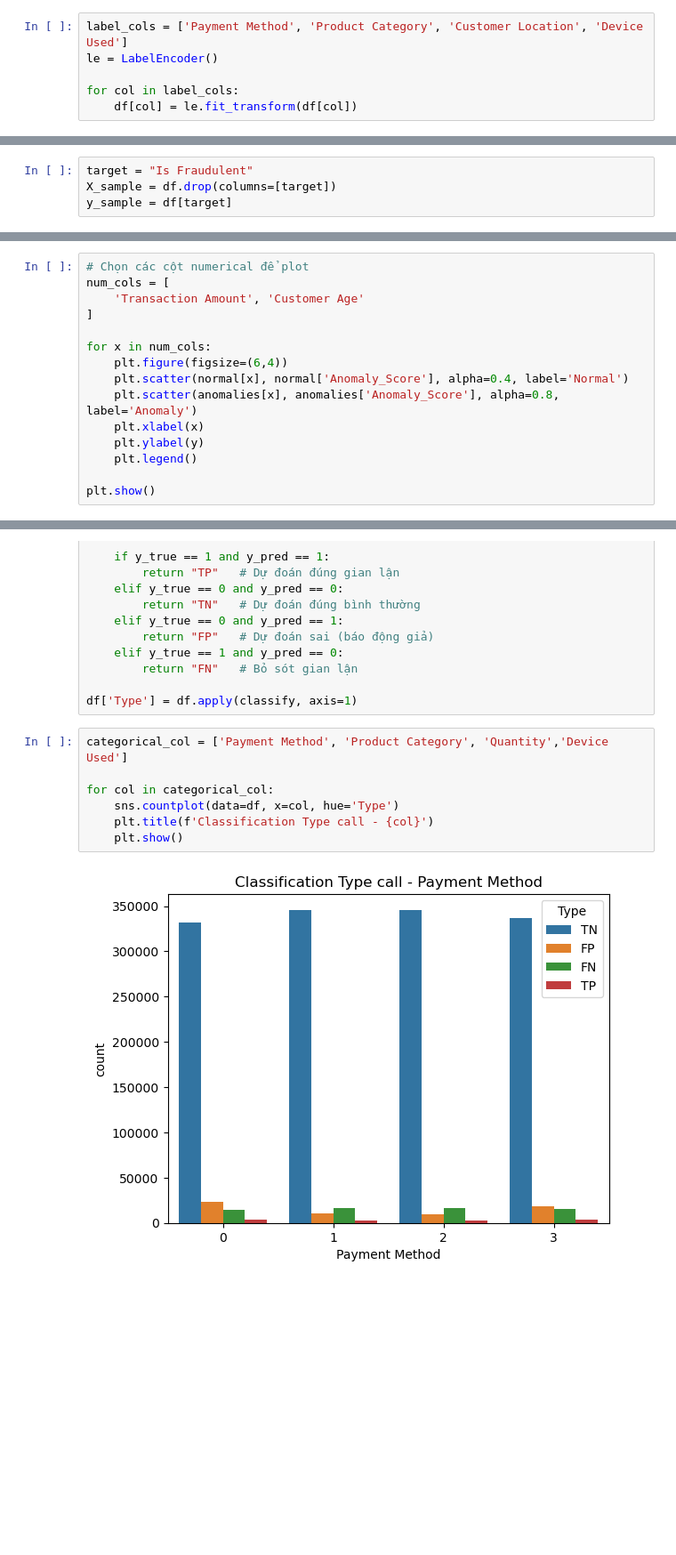
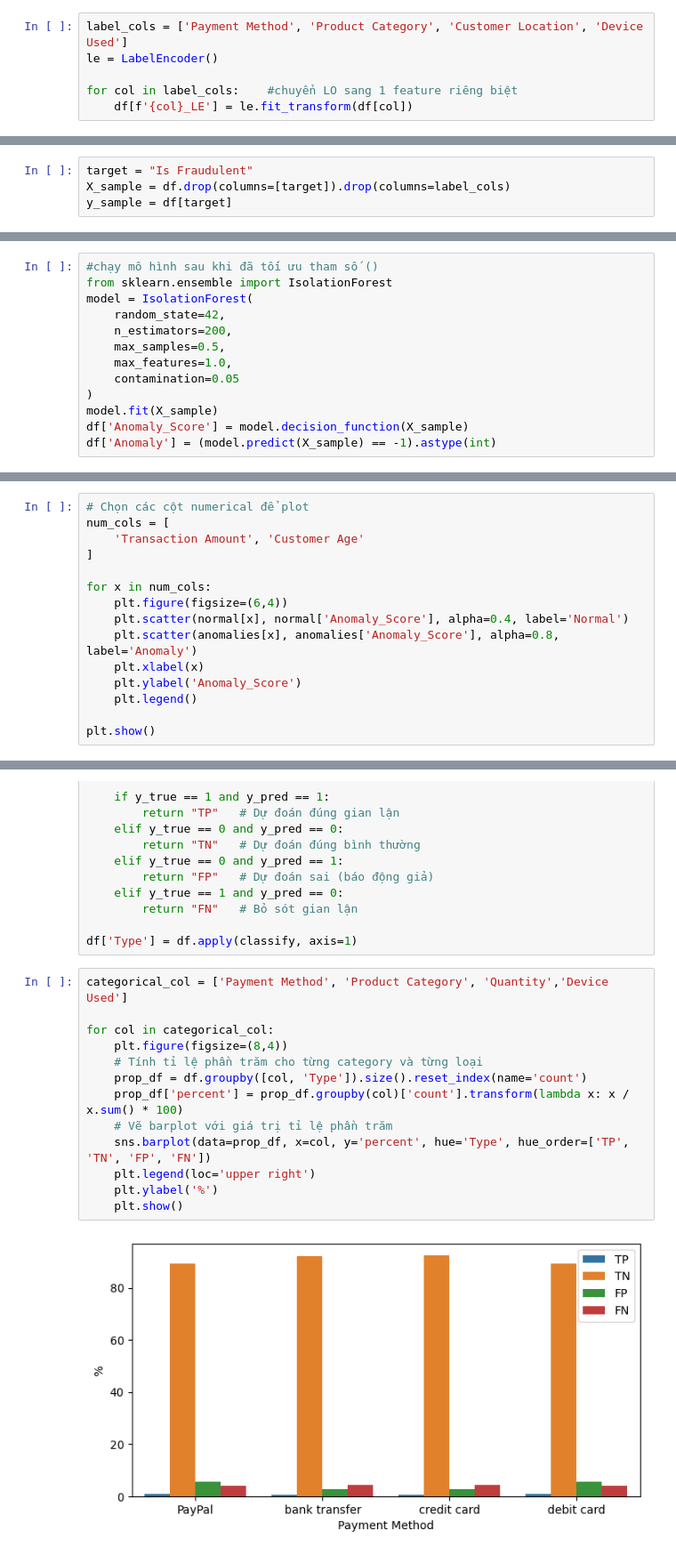
Before and after one commit to pentakll4002/IS403_Q13, a Jupyter notebook: isolation_forest.ipynb, the cells around one changed output, grey strips where cells are left out. Shown at 89% size. Cells and saved outputs as stored; diff of their text form; blank space fills up the shorter version.

```diff
--- a/isolation_forest.ipynb
+++ b/isolation_forest.ipynb
@@ -172,8 +205,8 @@ from sklearn.preprocessing import LabelEncoder
 label_cols = ['Payment Method', 'Product Category', 'Customer Location', 'Device Used']
 le = LabelEncoder()
 
-for col in label_cols:
-    df[col] = le.fit_transform(df[col])
+for col in label_cols:    #chuyển LO sang 1 feature riêng biệt
+    df[f'{col}_LE'] = le.fit_transform(df[col])
 # %%
 df
 # %% [output]
@@ -193,4 +226,4 @@ df
 # %%
 target = "Is Fraudulent"
-X_sample = df.drop(columns=[target])
+X_sample = df.drop(columns=[target]).drop(columns=label_cols)
 y_sample = df[target]
@@ -232,3 +291,16 @@ df['Anomaly'] = best_model.predict(X_sample).map({1: 0, -1: 1})
+# %%
+#chạy mô hình sau khi đã tối ưu tham số ()
+from sklearn.ensemble import IsolationForest
+model = IsolationForest(
+    random_state=42,
+    n_estimators=200,
+    max_samples=0.5,
+    max_features=1.0,
+    contamination=0.05
+)
+model.fit(X_sample)
+df['Anomaly_Score'] = model.decision_function(X_sample)
+df['Anomaly'] = (model.predict(X_sample) == -1).astype(int)
 # %%
 anomalies = df[df['Anomaly'] == 1]
 print(anomalies)
@@ -312,7 +384,7 @@ for x in num_cols:
     plt.scatter(normal[x], normal['Anomaly_Score'], alpha=0.4, label='Normal')
     plt.scatter(anomalies[x], anomalies['Anomaly_Score'], alpha=0.8, label='Anomaly')
     plt.xlabel(x)
-    plt.ylabel(y)
+    plt.ylabel('Anomaly_Score')
     plt.legend()
 
 plt.show()
@@ -337,9 +409,15 @@ df['Type'] = df.apply(classify, axis=1)
 # %%
 categorical_col = ['Payment Method', 'Product Category', 'Quantity','Device Used']
 
 for col in categorical_col:
-    sns.countplot(data=df, x=col, hue='Type')
-    plt.title(f'Classification Type call - {col}')
+    plt.figure(figsize=(8,4))
+    # Tính tỉ lệ phần trăm cho từng category và từng loại
+    prop_df = df.groupby([col, 'Type']).size().reset_index(name='count')
+    prop_df['percent'] = prop_df.groupby(col)['count'].transform(lambda x: x / x.sum() * 100)
+    # Vẽ barplot với giá trị tỉ lệ phần trăm
+    sns.barplot(data=prop_df, x=col, y='percent', hue='Type', hue_order=['TP', 'TN', 'FP', 'FN'])
+    plt.legend(loc='upper right')
+    plt.ylabel('%')
     plt.show()
 # %% [output]
-[figure, old version]
+[figure, new version]
```
Also changed, not shown: parts of 12 cells of this notebook.
